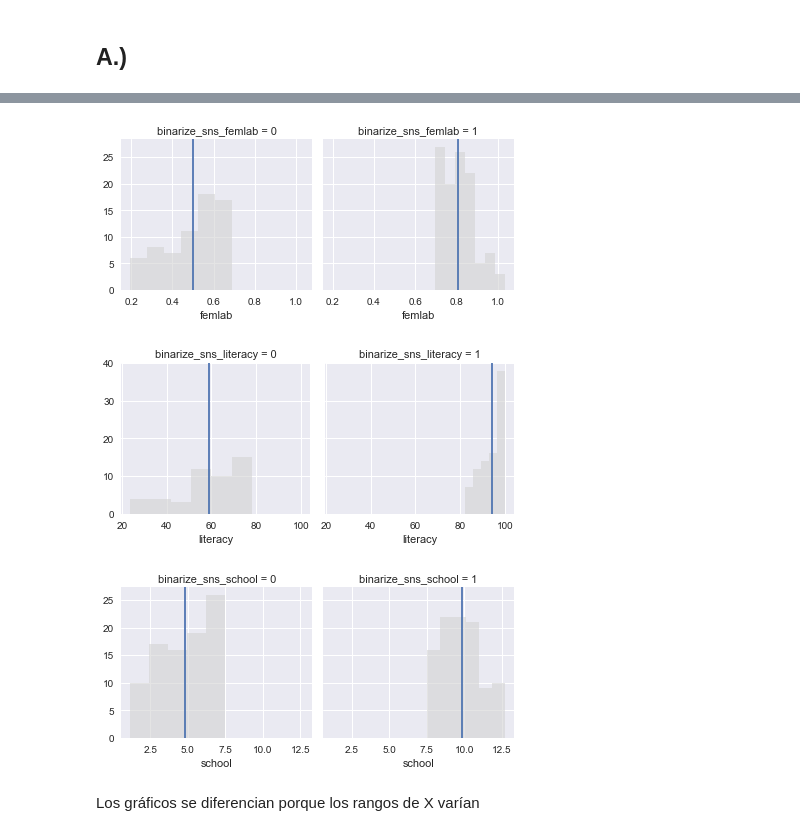
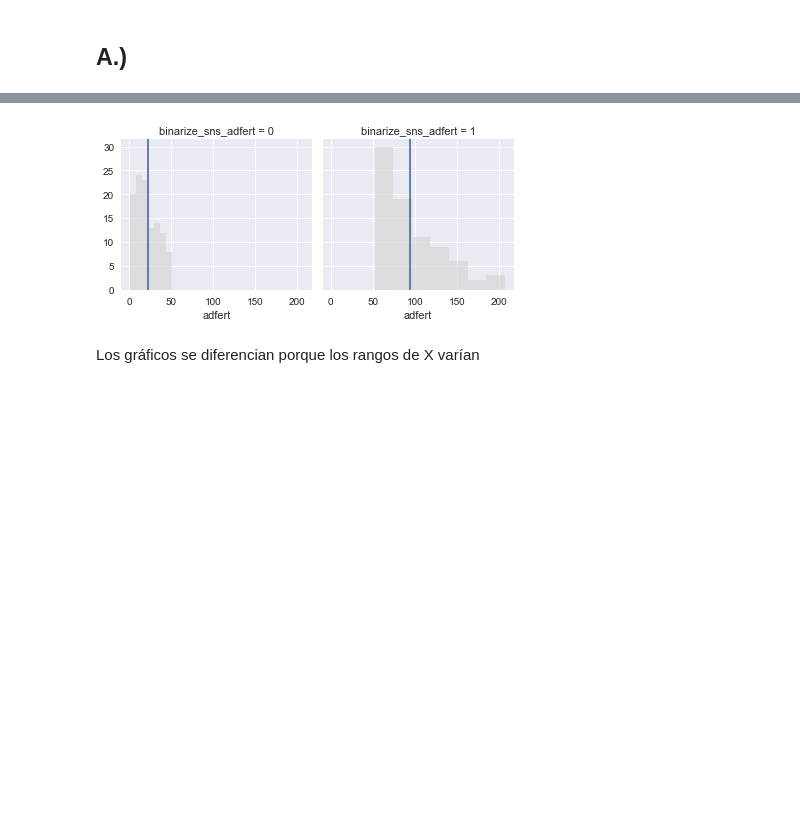
Before and after one commit to lporras/data-science-desafio, a Jupyter notebook: 2-modulo-fundamentos-data-science/hipótesis_y_correlación/desafios/graficos_y_correlacion/Desafio 2526 Gráficos y Correlación.ipynb, the cells around one changed output, grey strips where cells are left out. Cells and saved outputs as stored; diff of their text form; code cells hidden in the pictures; blank space fills up the shorter version.

```diff
--- a/2-modulo-fundamentos-data-science/hipótesis_y_correlación/desafios/graficos_y_correlacion/Desafio 2526 Gráficos y Correlación.ipynb
+++ b/2-modulo-fundamentos-data-science/hipótesis_y_correlación/desafios/graficos_y_correlacion/Desafio 2526 Gráficos y Correlación.ipynb
@@ -97,24 +95,23 @@ binarize_histogram(df, 'school')
 # %%
 def vertical_mean_line(x, **kwargs):
     plt.axvline(x.mean(), **kwargs)
 
 def binarize_histogram_sns(dataframe, variable):
     tmp = dataframe
     binarize_col = f"binarize_sns_{variable}"
     tmp[binarize_col] = np.where(tmp[variable] > np.mean(tmp[variable]),
                                               1,
                                               0)
     grid = sns.FacetGrid(dataframe, col=binarize_col, col_wrap=2)
     grid = grid.map(sns.distplot, variable, color='lightgray', kde=False, hist_kws={"alpha": 0.6})
     grid = grid.map(vertical_mean_line, variable)
 
-binarize_histogram_sns(df, 'femlab')
-binarize_histogram_sns(df, 'literacy')
-binarize_histogram_sns(df, 'school')
+binarize_histogram_sns(df, 'adfert')
+#binarize_histogram_sns(df, 'femlab')
+#binarize_histogram_sns(df, 'literacy')
+#binarize_histogram_sns(df, 'school')
 # %% [output]
-[figure, old version]
+[figure, new version]
-[figure, removed]
-[figure, removed]
 # %% [markdown]
 Los gráficos se diferencian porque los rangos de X varían
 # %%
```
Also changed, not shown: parts of 15 cells of this notebook, 1 other file.
